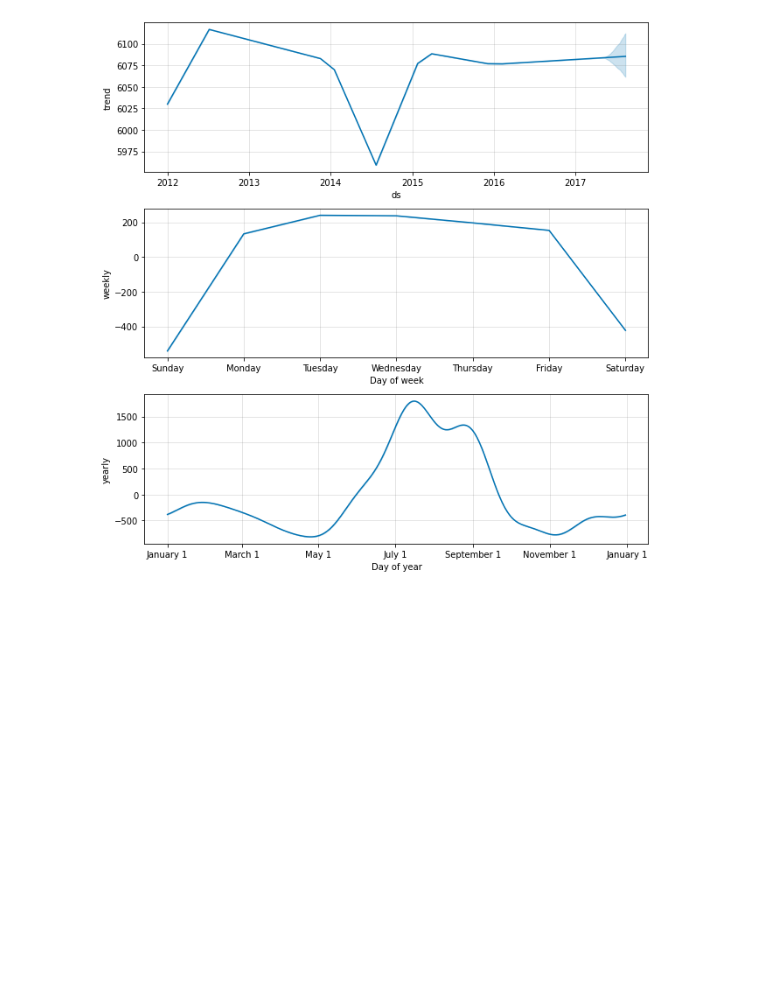
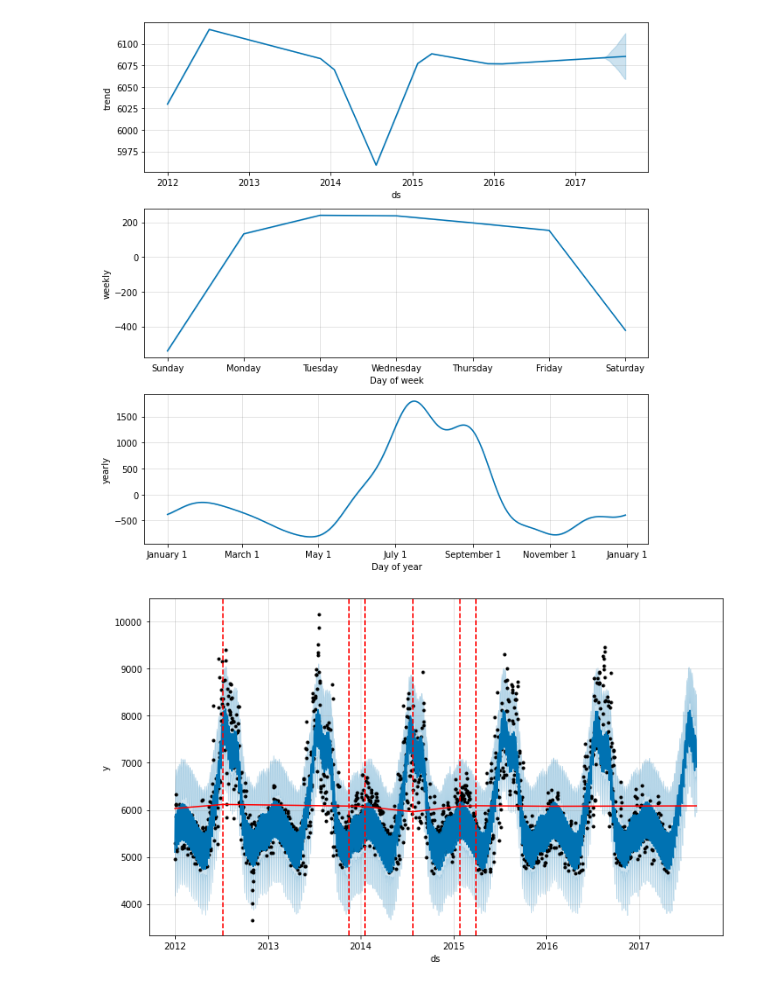
Before and after one commit to Kgs-Mathaba/Time_Series_modelling_using_Facebook_Prophet, a Jupyter notebook: Univariate_Time_Series_using_FB_Prophet.ipynb, the cells around one changed output. Cells and saved outputs as stored; diff of their text form; code cells hidden in the pictures; blank space fills up the shorter version.

```diff
--- a/Univariate_Time_Series_using_FB_Prophet.ipynb
+++ b/Univariate_Time_Series_using_FB_Prophet.ipynb
@@ -234,3 +234,9 @@ fig1 = prophecy.plot(forecast)
 fig2 = prophecy.plot_components(forecast)
 # %% [output]
 [figure]
+# %%
+from fbprophet.plot import add_changepoints_to_plot
+fig = prophecy.plot(forecast)
+a = add_changepoints_to_plot(fig.gca(), prophecy, forecast)
+# %% [output]
+[figure, added]
```
Also changed, not shown: parts of 9 cells of this notebook.
